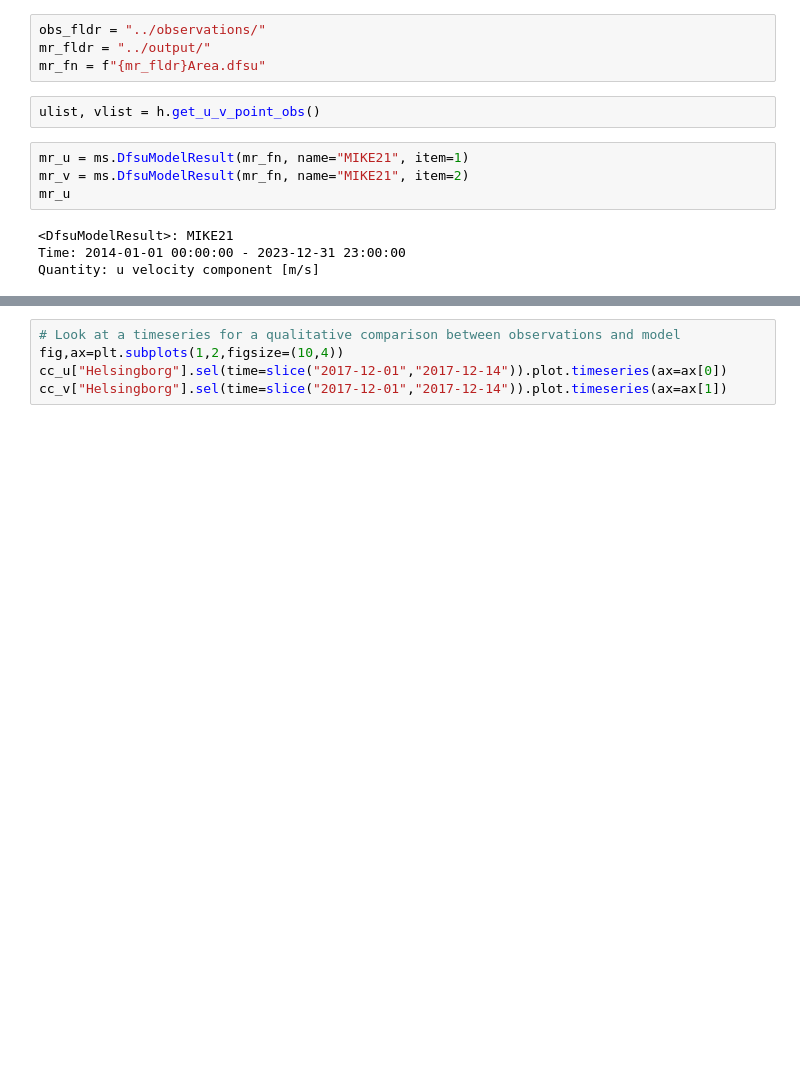
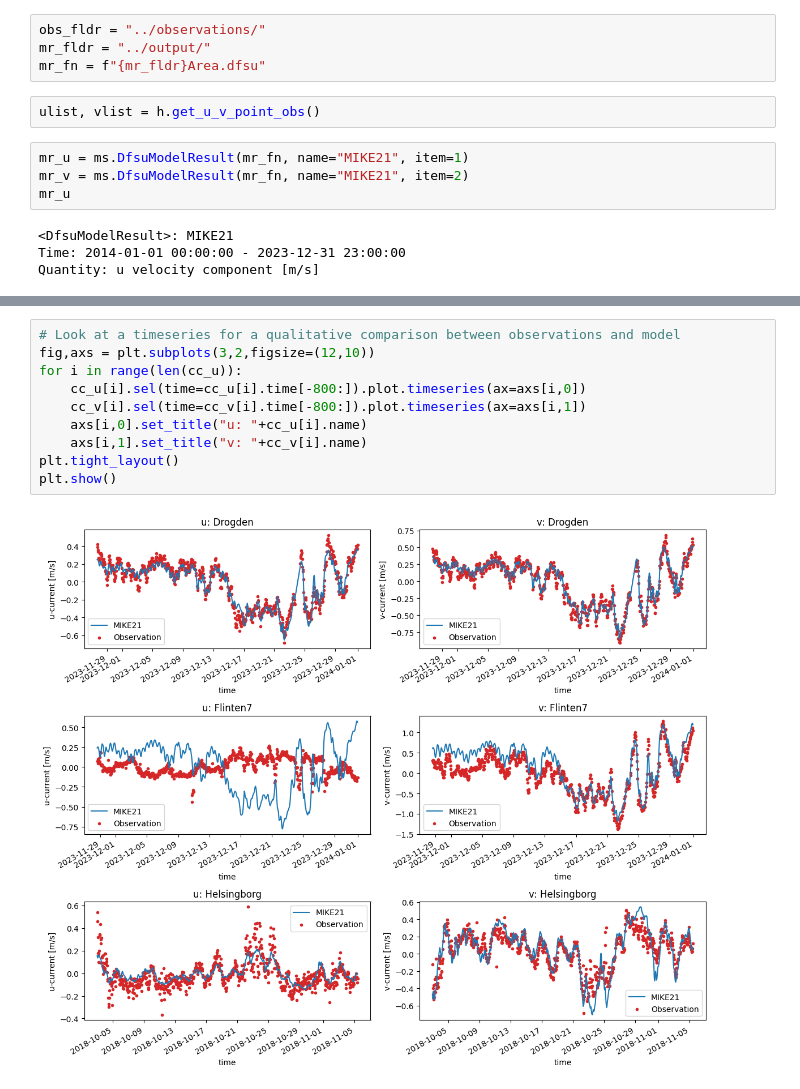
Before and after one commit to DHI/WaterBench-MIKE21HD-Oresund, a Jupyter notebook: code/model_validation_currents.ipynb, the cells around one changed output, grey strips where cells are left out. Drawn from its saved outputs; the diff is of its cells as text; blank space fills up the shorter version.

```diff
--- a/code/model_validation_currents.ipynb
+++ b/code/model_validation_currents.ipynb
@@ -41,5 +60,12 @@ plt.show()
 # %%
 # Look at a timeseries for a qualitative comparison between observations and model
-fig,ax=plt.subplots(1,2,figsize=(10,4))
-cc_u["Helsingborg"].sel(time=slice("2017-12-01","2017-12-14")).plot.timeseries(ax=ax[0])
-cc_v["Helsingborg"].sel(time=slice("2017-12-01","2017-12-14")).plot.timeseries(ax=ax[1])
+fig,axs = plt.subplots(3,2,figsize=(12,10))
+for i in range(len(cc_u)):
+    cc_u[i].sel(time=cc_u[i].time[-800:]).plot.timeseries(ax=axs[i,0])
+    cc_v[i].sel(time=cc_v[i].time[-800:]).plot.timeseries(ax=axs[i,1])
+    axs[i,0].set_title("u: "+cc_u[i].name)
+    axs[i,1].set_title("v: "+cc_v[i].name)
+plt.tight_layout()
+plt.show()
+# %% [output]
+[figure, added]
```
Also changed, not shown: parts of 3 cells of this notebook.
